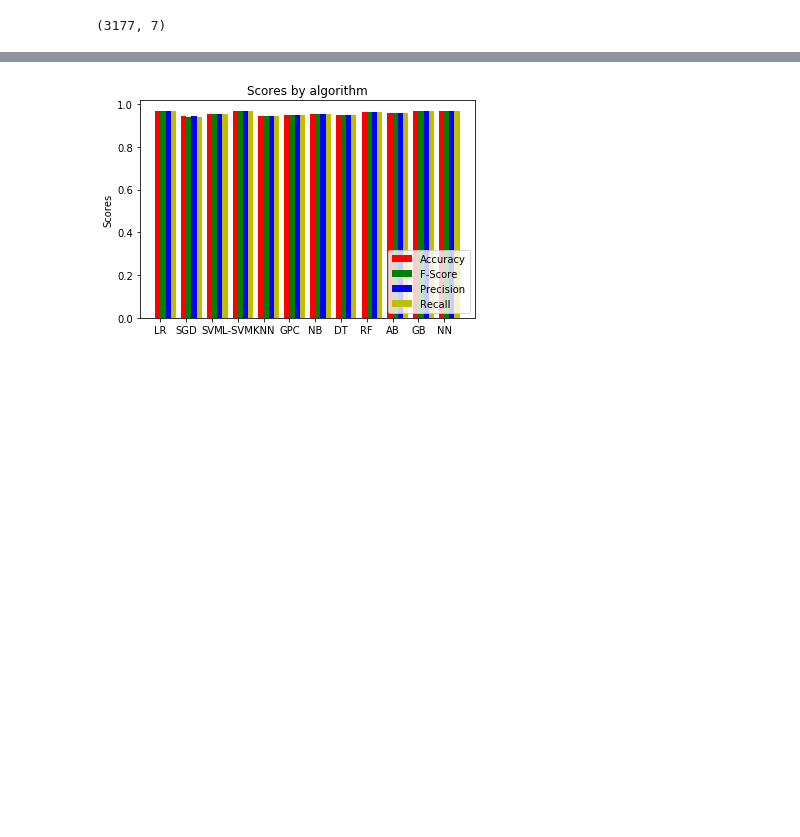
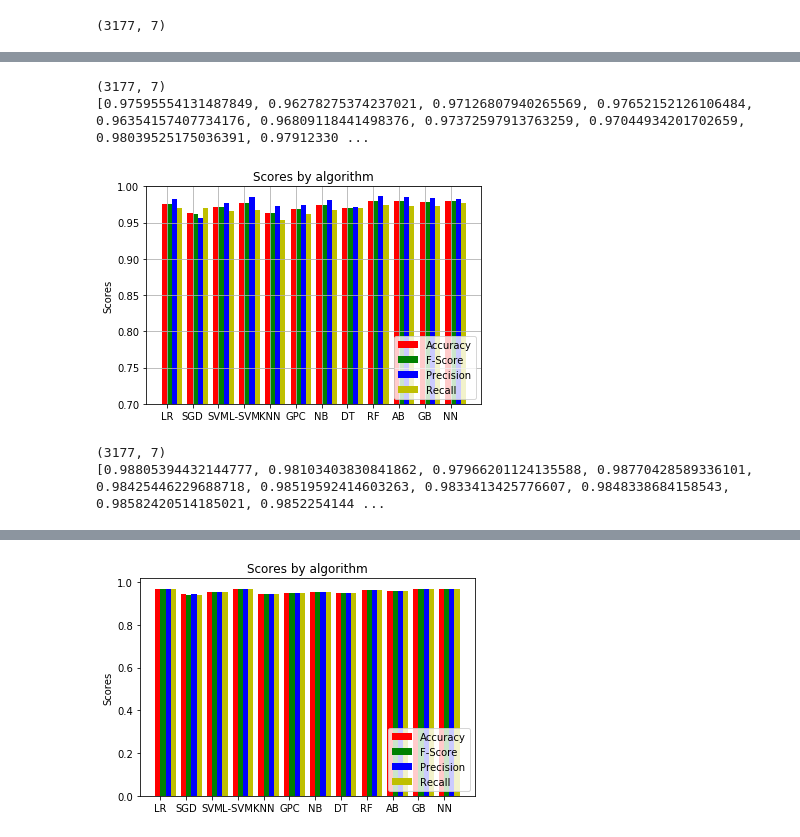
Before and after one commit to nithishr/activity_recognition, a Jupyter notebook: visualize_stairs_escalators.ipynb, the cells around one changed output, grey strips where cells are left out. Drawn from its saved outputs; the diff is of its cells as text; code cells hidden in the pictures; blank space fills up the shorter version.

```diff
--- a/visualize_stairs_escalators.ipynb
+++ b/visualize_stairs_escalators.ipynb
@@ -568,0 +573,20 @@ plot_performance(avg_acc, avg_f, l_list)
+# %%
+X2 = X[:,7:14]
+print(X2.shape)
+avg_acc, avg_f, l_list, avg_p_list, avg_r_list = evaluate_stratified_ml_algorithms(X2, Y)
+print(avg_acc, avg_f, avg_p_list, avg_r_list)
+# %% [output]
+(3177, 7)
+[0.97595554131487849, 0.96278275374237021, 0.97126807940265569, 0.97652152126106484, 0.96354157407734176, 0.96809118441498376, 0.97372597913763259, 0.97044934201702659, 0.98039525175036391, 0.97912330 ...
+# %%
+plot_performance_all(avg_acc, avg_f, l_list, avg_p_list, avg_r_list)
+# %% [output]
+[figure, added]
+# %%
+X3 = X[:,14:21]
+print(X3.shape)
+avg_acc, avg_f, l_list, avg_p_list, avg_r_list = evaluate_stratified_ml_algorithms(X3, Y)
+print(avg_acc, avg_f, avg_p_list, avg_r_list)
+# %% [output]
+(3177, 7)
+[0.98805394432144777, 0.98103403830841862, 0.97966201124135588, 0.98770428589336101, 0.98425446229688718, 0.98519592414603263, 0.9833413425776607, 0.9848338684158543, 0.98582420514185021, 0.9852254144 ...
```
Also changed, not shown: parts of 13 cells of this notebook, 4 other files.
